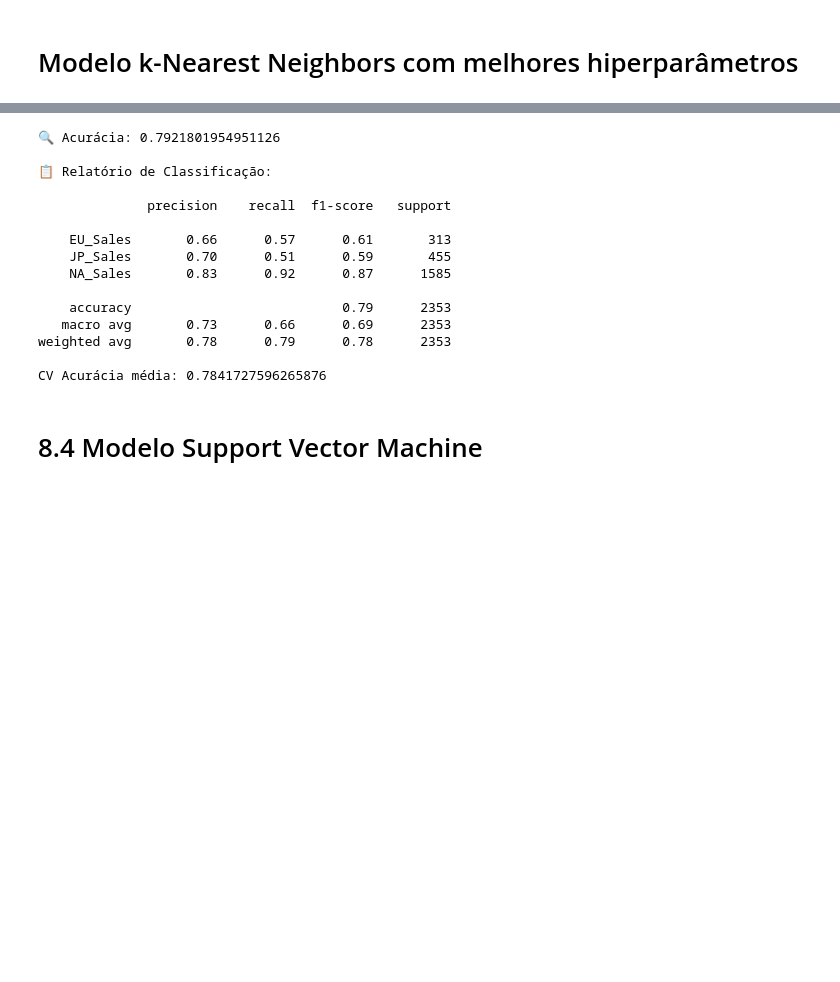
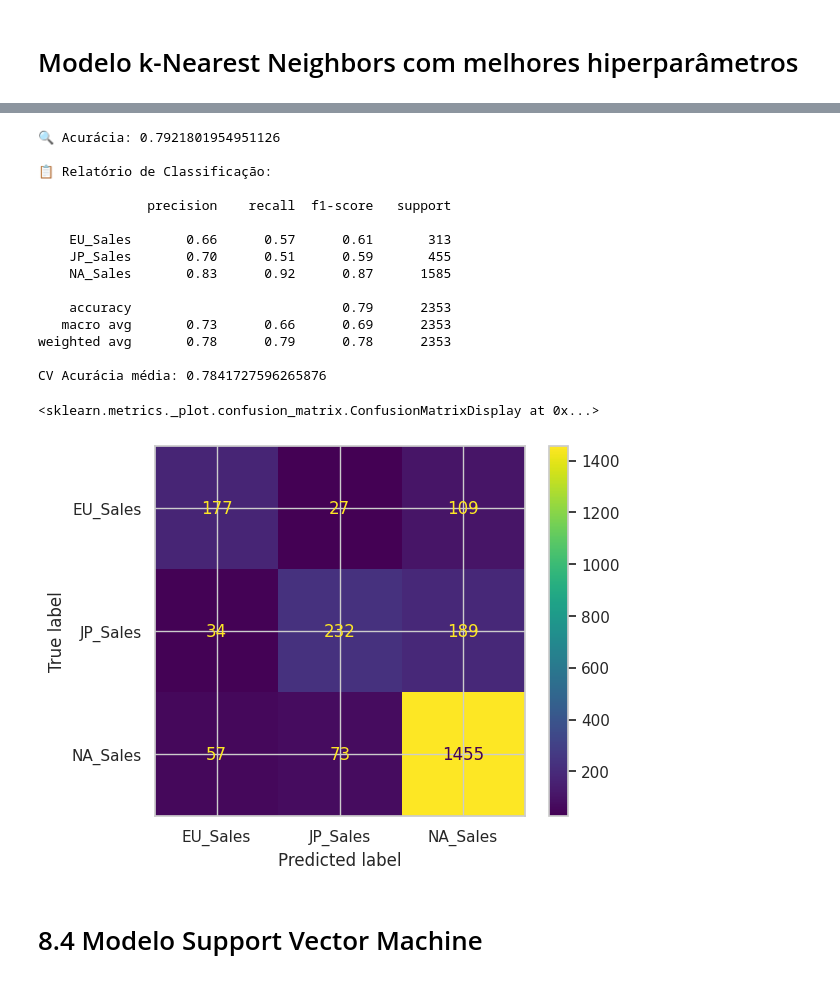
Before and after one commit to BrenoMontenegro/Video-Game-Sales, a Jupyter notebook: videogame.ipynb, the cells around one changed output, grey strips where cells are left out. Saved outputs shown, nothing was run; the diff lists cells and outputs as text; code cells hidden in the pictures; blank space fills up the shorter version.

```diff
--- a/videogame.ipynb
+++ b/videogame.ipynb
@@ -813,0 +816,39 @@ weighted avg       0.77      0.78      0.76      2354
+# %%
+import mlflow
+import mlflow.sklearn
+from sklearn.linear_model import LogisticRegression
+from sklearn.metrics import accuracy_score, classification_report
+from sklearn.utils.class_weight import compute_sample_weight
+
+with mlflow.start_run(run_name="LogisticRegression"):
+    # Dicionário de pesos para balanceamento
+    class_weight_person = {
+        'NA_Sales': 1.0,
+        'EU_Sales': 3.2,
+        'JP_Sales': 2.8,
+    }
+
+    # Cálculo dos pesos de amostra
+    sample_weights = compute_sample_weight(class_weight=class_weight_person, y=y_train)
+
+    # Criação e treino do modelo
+    lr_model = LogisticRegression(random_state=42, max_iter=1000)
+    lr_model.fit(X_train, y_train, sample_weight=sample_weights)
+
+    # Previsões
+    y_pred = lr_model.predict(X_test)
+
+    # Métricas
+    acc = accuracy_score(y_test, y_pred)
+    report = classification_report(y_test, y_pred, output_dict=True)
+
+    # Logs no MLflow
+    mlflow.log_param("model_type", "LogisticRegression")
+    mlflow.log_param("random_state", 42)
+    mlflow.log_param("max_iter", 1000)
+    mlflow.log_metric("accuracy", acc)
+    mlflow.sklearn.log_model(lr_model, "modelo_logistic_regression")
+
+    print("🌟 Resultados do Logistic Regression:")
+    print("Acurácia:", acc)
+    print("\nRelatório de Classificação:\n", classification_report(y_test, y_pred))
@@ -1382,4 +1454,5 @@ print("🔍 Acurácia:", acc)
 print("\n📋 Relatório de Classificação:\n")
 print(classification_report(y_test, y_pred, zero_division=0))
 print("CV Acurácia média:", cv_mean)
+ConfusionMatrixDisplay.from_estimator(knn, X_test, y_test)
 # %% [output]
@@ -1388,18 +1461,20 @@ print("CV Acurácia média:", cv_mean)
 🔍 Acurácia: 0.7921801954951126
 
 📋 Relatório de Classificação:
 
               precision    recall  f1-score   support
 
     EU_Sales       0.66      0.57      0.61       313
     JP_Sales       0.70      0.51      0.59       455
     NA_Sales       0.83      0.92      0.87      1585
 
     accuracy                           0.79      2353
    macro avg       0.73      0.66      0.69      2353
 weighted avg       0.78      0.79      0.78      2353
 
 CV Acurácia média: 0.7841727596265876
+<sklearn.metrics._plot.confusion_matrix.ConfusionMatrixDisplay at 0x...>
+[figure, added]
 # %% [markdown]
 # 8.4 Modelo Support Vector Machine
 # %%
```
Also changed, not shown: parts of 27 cells of this notebook, 3 other files.
